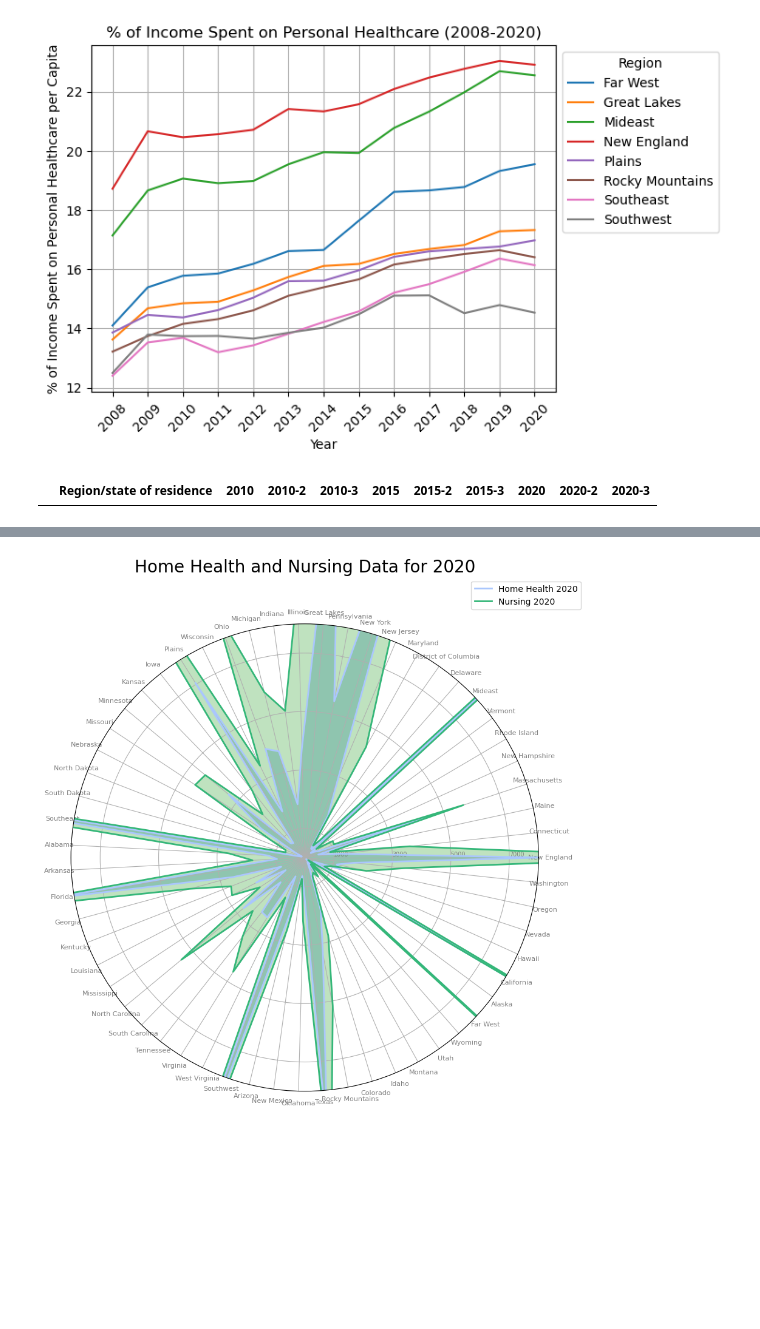
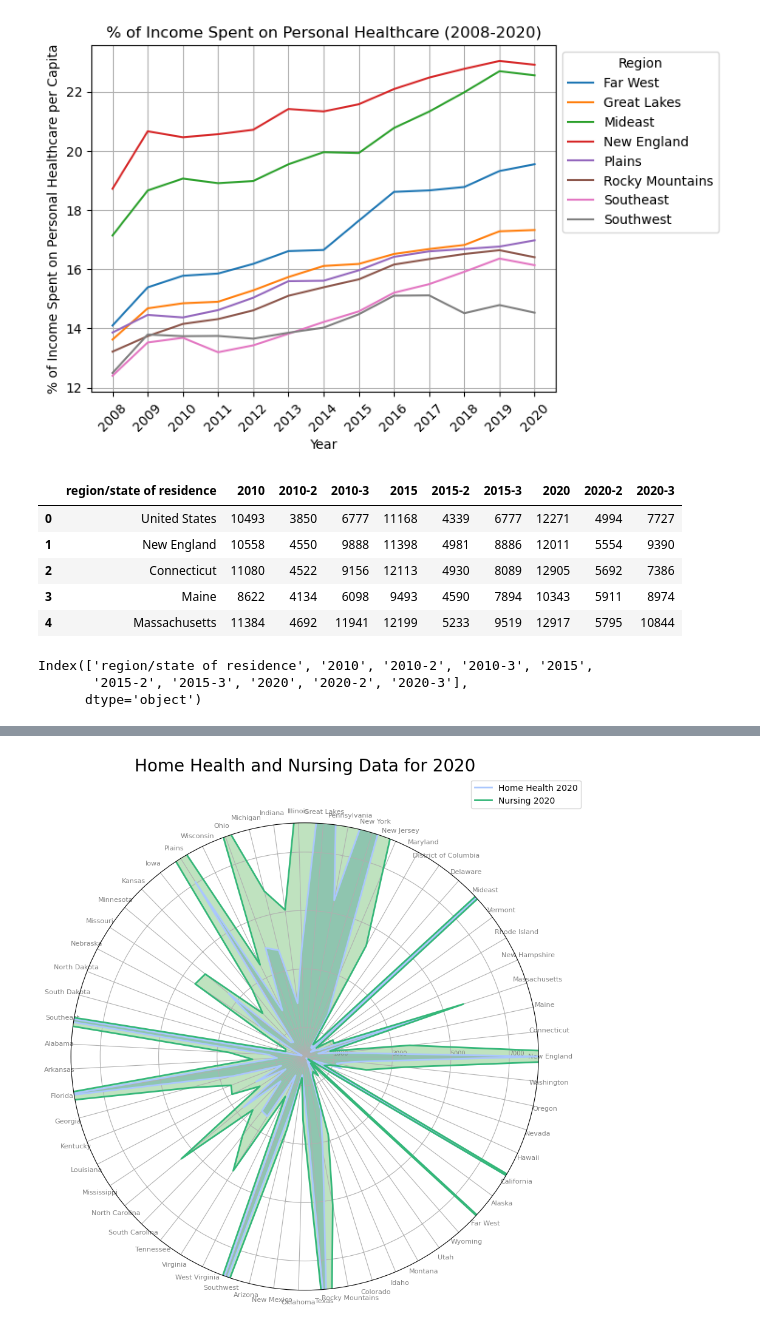
Before and after one commit to MyJineng/Healthcare-ETL, a Jupyter notebook: Notebooks/Project_Notebook.ipynb, the cells around one changed output, grey strips where cells are left out. Drawn from its saved outputs; the diff is of its cells as text; code cells hidden in the pictures; blank space fills up the shorter version.

```diff
--- a/Notebooks/Project_Notebook.ipynb
+++ b/Notebooks/Project_Notebook.ipynb
@@ -355,15 +344,24 @@ with engine.connect() as connection:
     comparisons_df = pd.read_sql_table(
     "Comparisons",
     con=engine,
-    columns=['Region/state of residence', '2010', '2010-2', '2010-3', '2015', '2015-2', '2015-3', '2020', '2020-2', '2020-3'],)
+    columns=['region/state of residence', '2010', '2010-2', '2010-3', '2015', '2015-2', '2015-3', '2020', '2020-2', '2020-3'],)
 connection.close()
 # %%
 #print the postgresql table loaded as pandas dataframe
-comparisons_df.head(51)
+comparisons_df.head()
 # %% [output]
-|  | Region/state of residence | 2010 | 2010-2 | 2010-3 | 2015 | 2015-2 | 2015-3 | 2020 | 2020-2 | 2020-3 |
+|  | region/state of residence | 2010 | 2010-2 | 2010-3 | 2015 | 2015-2 | 2015-3 | 2020 | 2020-2 | 2020-3 |
+| 0 | United States | 10493 | 3850 | 6777 | 11168 | 4339 | 6777 | 12271 | 4994 | 7727 |
+| 1 | New England | 10558 | 4550 | 9888 | 11398 | 4981 | 8886 | 12011 | 5554 | 9390 |
+| 2 | Connecticut | 11080 | 4522 | 9156 | 12113 | 4930 | 8089 | 12905 | 5692 | 7386 |
+| 3 | Maine | 8622 | 4134 | 6098 | 9493 | 4590 | 7894 | 10343 | 5911 | 8974 |
+| 4 | Massachusetts | 11384 | 4692 | 11941 | 12199 | 5233 | 9519 | 12917 | 5795 | 10844 |
 # %%
 print(comparisons_df.columns)
+# %% [output]
+Index(['region/state of residence', '2010', '2010-2', '2010-3', '2015',
+       '2015-2', '2015-3', '2020', '2020-2', '2020-3'],
+      dtype='object')
 # %%
 columnNamechg=comparisons_df.rename(columns={comparisons_df.columns[1]:'Medicare_2010',
                                              comparisons_df.columns[2]:'PrivateIns_2010',
```
Also changed, not shown: parts of 14 cells of this notebook.
